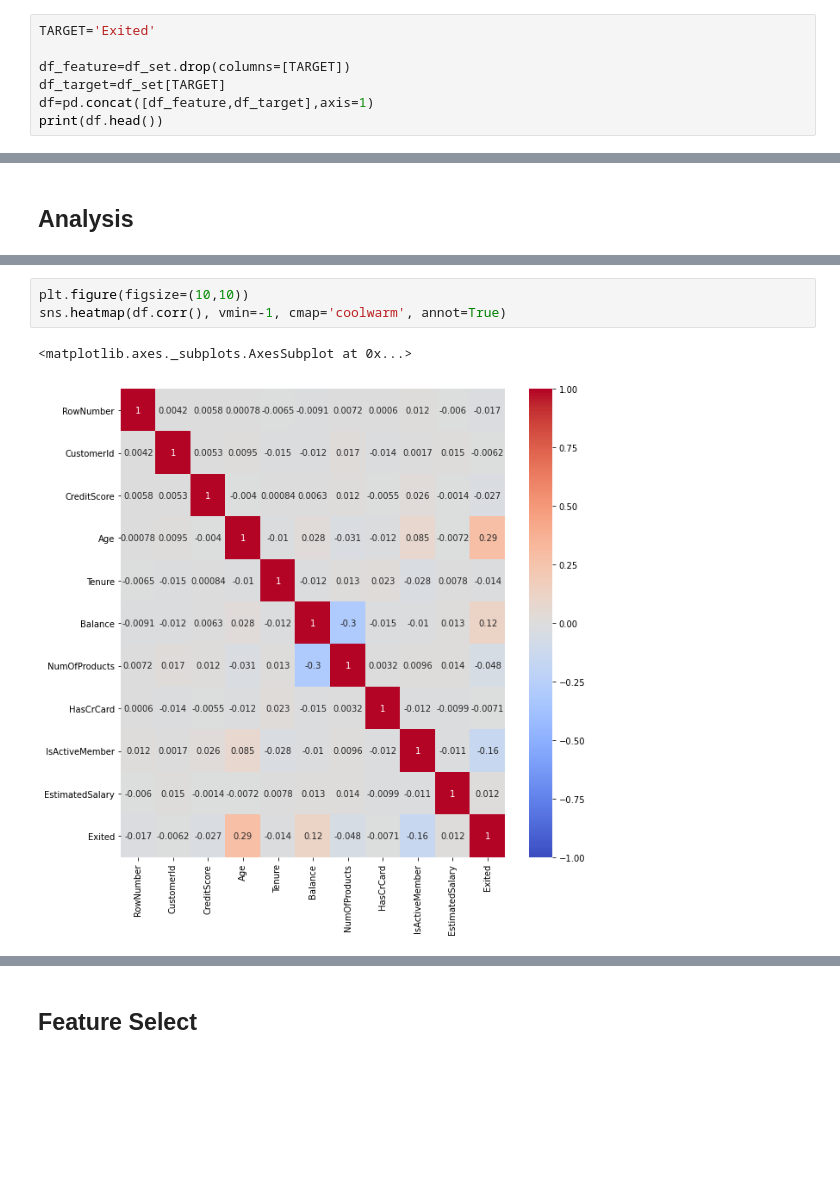
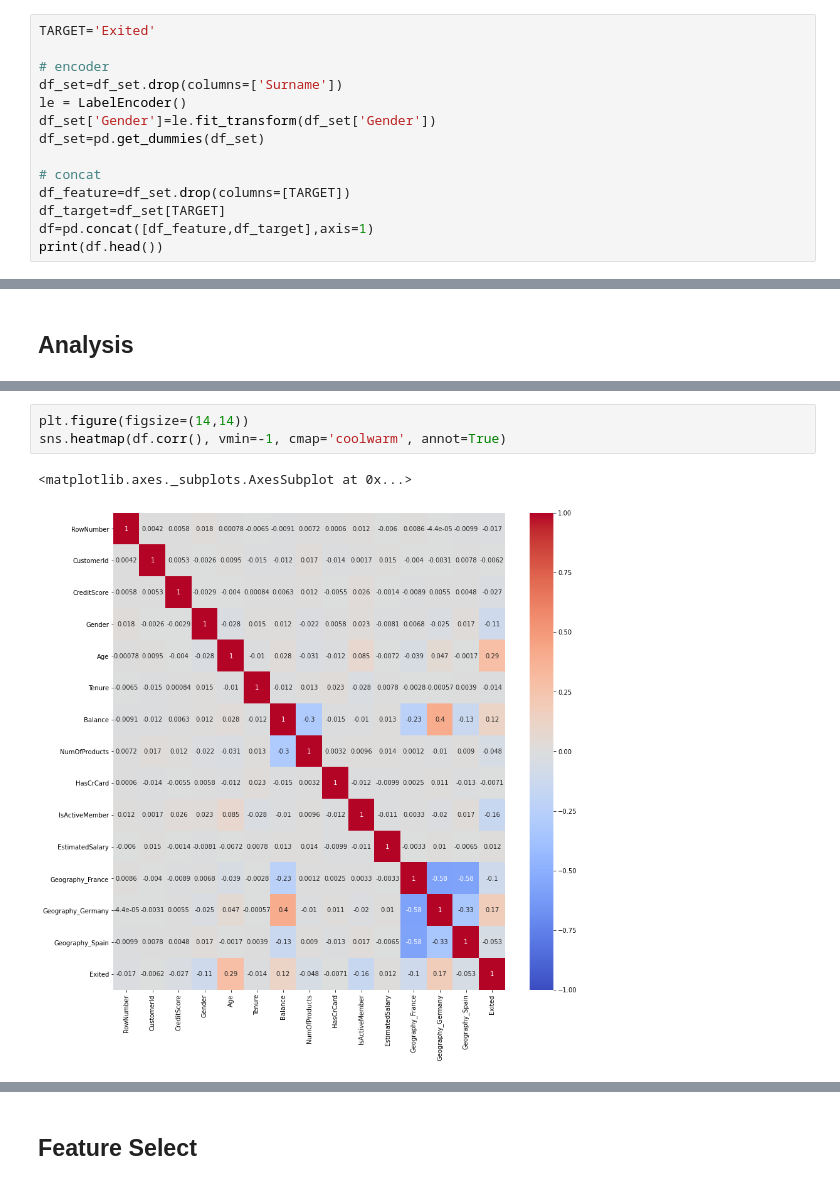
Before and after one commit to ryan73093/kaggle-sklearn, a Jupyter notebook: Predicting_Churn_for_Bank_Customers.ipynb, the cells around one changed output, grey strips where cells are left out. Cells and saved outputs as stored; diff of their text form; blank space fills up the shorter version.

```diff
--- a/Predicting_Churn_for_Bank_Customers.ipynb
+++ b/Predicting_Churn_for_Bank_Customers.ipynb
@@ -45,6 +56,13 @@ print(df_set.head())
 # %%
 TARGET='Exited'
 
+# encoder
+df_set=df_set.drop(columns=['Surname'])
+le = LabelEncoder()
+df_set['Gender']=le.fit_transform(df_set['Gender'])
+df_set=pd.get_dummies(df_set)
+
+# concat
 df_feature=df_set.drop(columns=[TARGET])
 df_target=df_set[TARGET]
 df=pd.concat([df_feature,df_target],axis=1)
@@ -100,6 +119,6 @@ for i in range(math.ceil(len(df_feature.columns)/4)):
 # %%
-plt.figure(figsize=(10,10))
+plt.figure(figsize=(14,14))
 sns.heatmap(df.corr(), vmin=-1, cmap='coolwarm', annot=True)
 # %% [output]
 <matplotlib.axes._subplots.AxesSubplot at 0x...>
-[figure, old version]
+[figure, new version]
```
Also changed, not shown: parts of 28 cells of this notebook.
